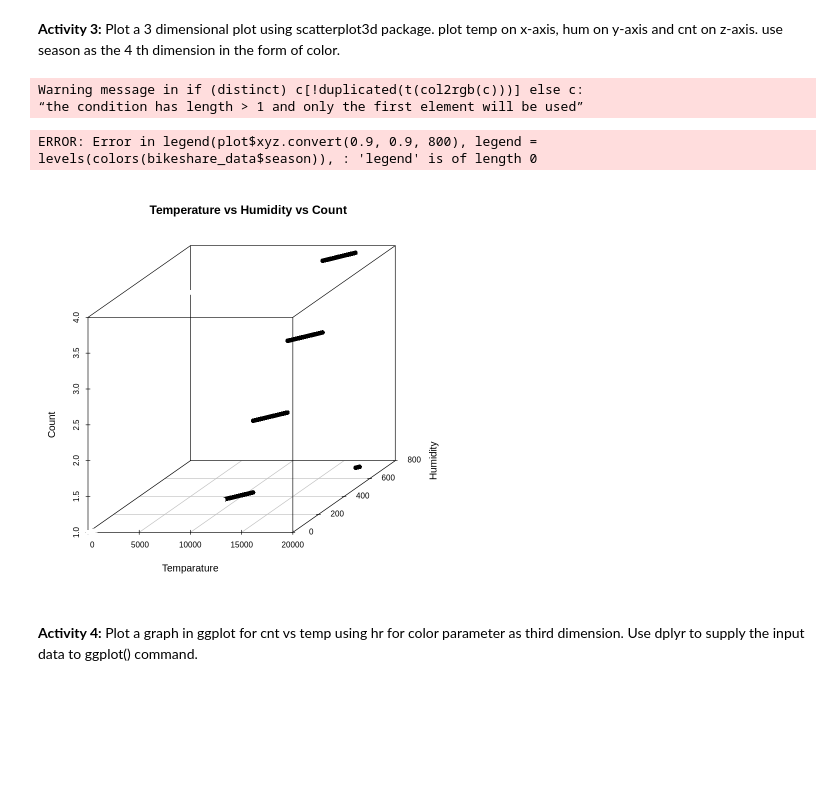
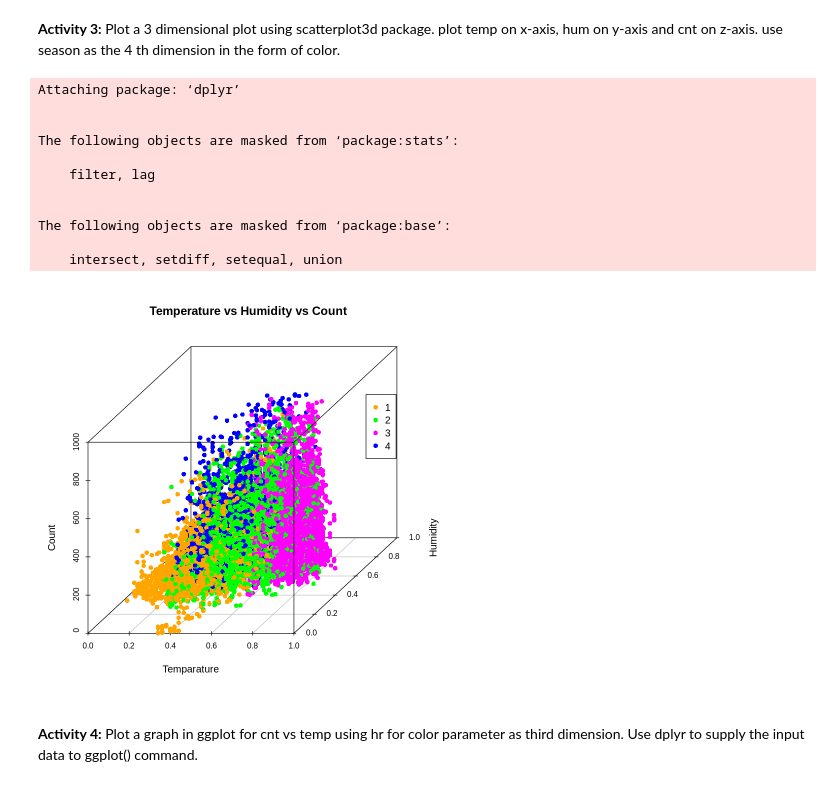
Before and after one commit to SteeltownRiot/DSA, a Jupyter notebook: DSA-7020 Stats for Data Analysis/Module 2 - Multivariate Data/Practices/Practice_Multivariate_extra2_lab.ipynb, the cells around one changed output. Saved outputs shown, nothing was run; the diff lists cells and outputs as text; code cells hidden in the pictures; blank space fills up the shorter version.

```diff
--- a/DSA-7020 Stats for Data Analysis/Module 2 - Multivariate Data/Practices/Practice_Multivariate_extra2_lab.ipynb
+++ b/DSA-7020 Stats for Data Analysis/Module 2 - Multivariate Data/Practices/Practice_Multivariate_extra2_lab.ipynb
@@ -268,29 +268,41 @@ sample estimates:
 # %%
 # Your code for activity 3 goes here
 library(scatterplot3d)
+library(dplyr)
 
 #Assigning each unique value in season variable a different color
 colors <- c("orange", "green", "magenta","blue")
 colors <- colors[bikeshare_data$season]
 
 #Use dplyr to select columns temp, hum, cnt from bikeshare_data and supply as data below
-scatterplot3d(bikeshare_data, angle = 45, color = colors, pch = 16,
-              main="Temperature vs Humidity vs Count",
-              xlab = "Temparature",
-              ylab = "Humidity",
-              zlab = "Count")
+plot <- scatterplot3d(select(bikeshare_data, temp, hum, cnt), angle = 45, color = colors, pch = 16,
+                      main="Temperature vs Humidity vs Count",
+                      xlab = "Temparature",
+                      ylab = "Humidity",
+                      zlab = "Count"
+                )
 
+
+              legend(plot$xyz.convert(0.9,0.9,800), legend = levels(factor(bikeshare_data$season)),
               #legend(plot$xyz.convert(0.9,0.9,800), legend = levels(bikeshare_data$season),
-              #legend(plot$xyz.convert(0.9,0.9,800), legend = levels(factor(bikeshare_data$season)),
               #legend(plot$xyz.convert(0.9,0.9,800), legend = levels(c(bikeshare_data$season)),
               #legend(plot$xyz.convert(0.9,0.9,800), legend = levels(as.data.frame(bikeshare_data$season)),
-              legend(plot$xyz.convert(0.9,0.9,800), legend = levels(colors(bikeshare_data$season)),
+              #legend(plot$xyz.convert(0.9,0.9,800), legend = levels(data.frame(bikeshare_data$season)),
+              #legend(plot$xyz.convert(0.9,0.9,800), legend = levels(colors(bikeshare_data$season)),
                      col =  c("orange", "green", "magenta", "blue"), pch = 16)
 # %% [output]
-Warning message in if (distinct) c[!duplicated(t(col2rgb(c)))] else c:
-“the condition has length > 1 and only the first element will be used”
+Attaching package: ‘dplyr’
+
+
+The following objects are masked from ‘package:stats’:
+
+    filter, lag
+
+
+The following objects are masked from ‘package:base’:
+
+    intersect, setdiff, setequal, union
-ERROR: Error in legend(plot$xyz.convert(0.9, 0.9, 800), legend = levels(colors(bikeshare_data$season)), : 'legend' is of length 0
-[figure, old version]
+[figure, new version]
 # %% [markdown]
 **Activity 4:** Plot a graph in ggplot for cnt vs temp using hr for color parameter as third dimension. Use dplyr to supply the input data to ggplot() command.
 # %%
```
Also changed, not shown: parts of 1 cell of this notebook, 1 other file.
